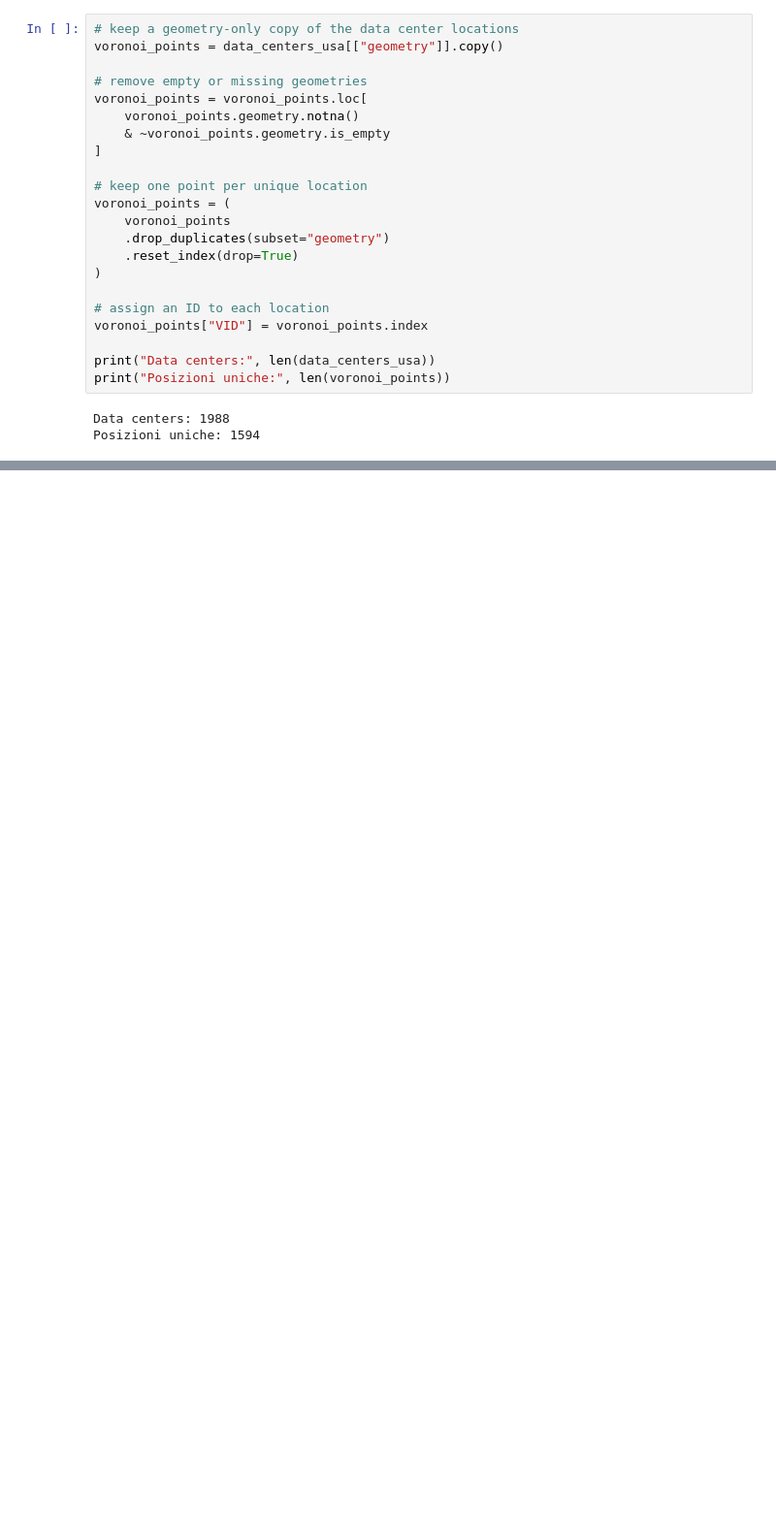
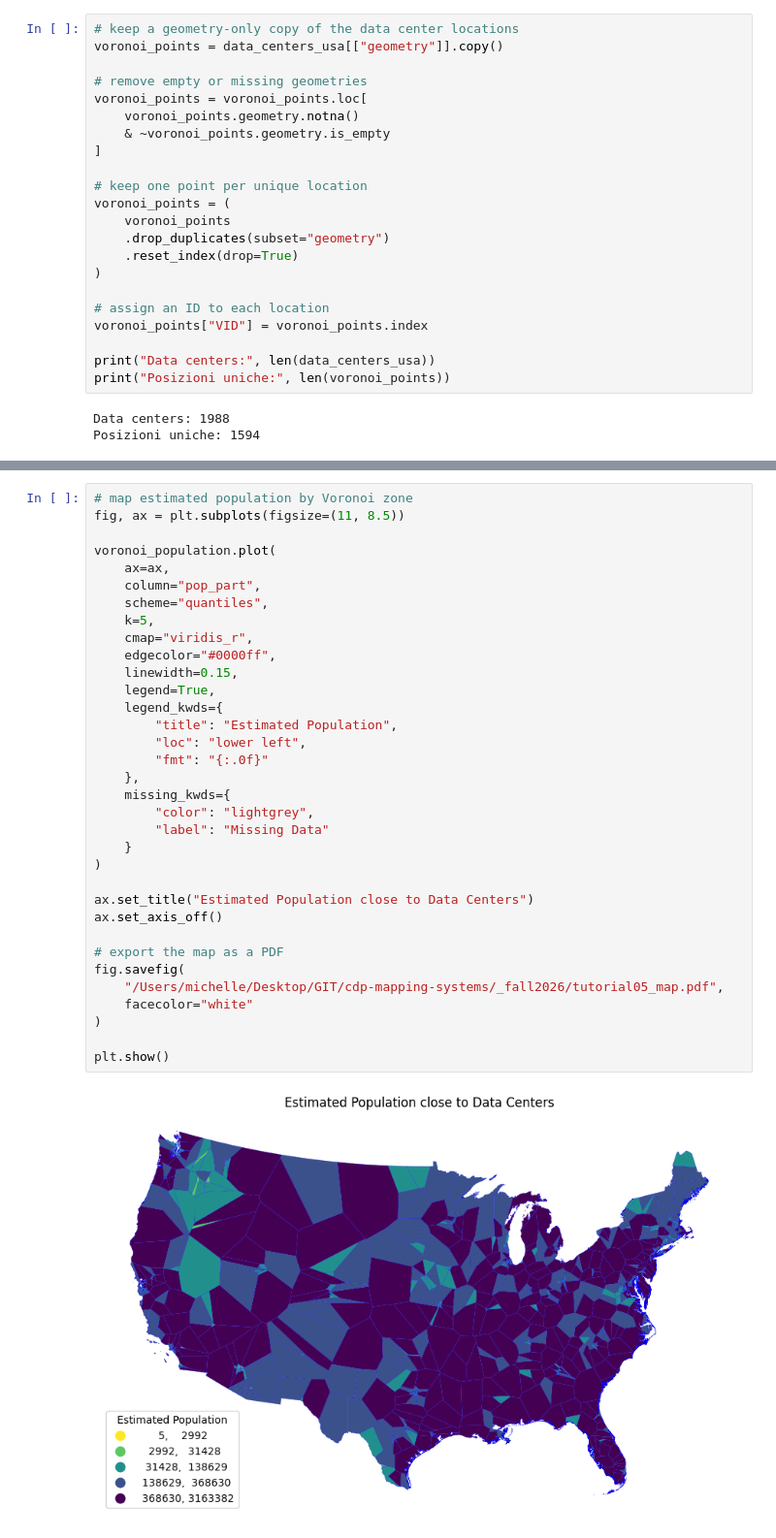
Before and after one commit to MichelleNuccio/cdp-mapping-systems, a Jupyter notebook: _fall2026/Tutorial05-geoprocessing.ipynb, the cells around one changed output, grey strips where cells are left out. Shown at 97% size. Saved outputs shown, nothing was run; the diff lists cells and outputs as text; blank space fills up the shorter version.

```diff
--- a/_fall2026/Tutorial05-geoprocessing.ipynb
+++ b/_fall2026/Tutorial05-geoprocessing.ipynb
@@ -357,0 +558,36 @@ plt.show()
+# %%
+# map estimated population by Voronoi zone
+fig, ax = plt.subplots(figsize=(11, 8.5))
+
+voronoi_population.plot(
+    ax=ax,
+    column="pop_part",
+    scheme="quantiles",
+    k=5,
+    cmap="viridis_r",
+    edgecolor="#0000ff",
+    linewidth=0.15,
+    legend=True,
+    legend_kwds={
+        "title": "Estimated Population",
+        "loc": "lower left",
+        "fmt": "{:.0f}"
+    },
+    missing_kwds={
+        "color": "lightgrey",
+        "label": "Missing Data"
+    }
+)
+
+ax.set_title("Estimated Population close to Data Centers")
+ax.set_axis_off()
+
+# export the map as a PDF
+fig.savefig(
+    "/Users/michelle/Desktop/GIT/cdp-mapping-systems/_fall2026/tutorial05_map.pdf",
+    facecolor="white"
+)
+
+plt.show()
+# %% [output]
+[figure, added]
```
Also changed, not shown: parts of 10 cells of this notebook.
